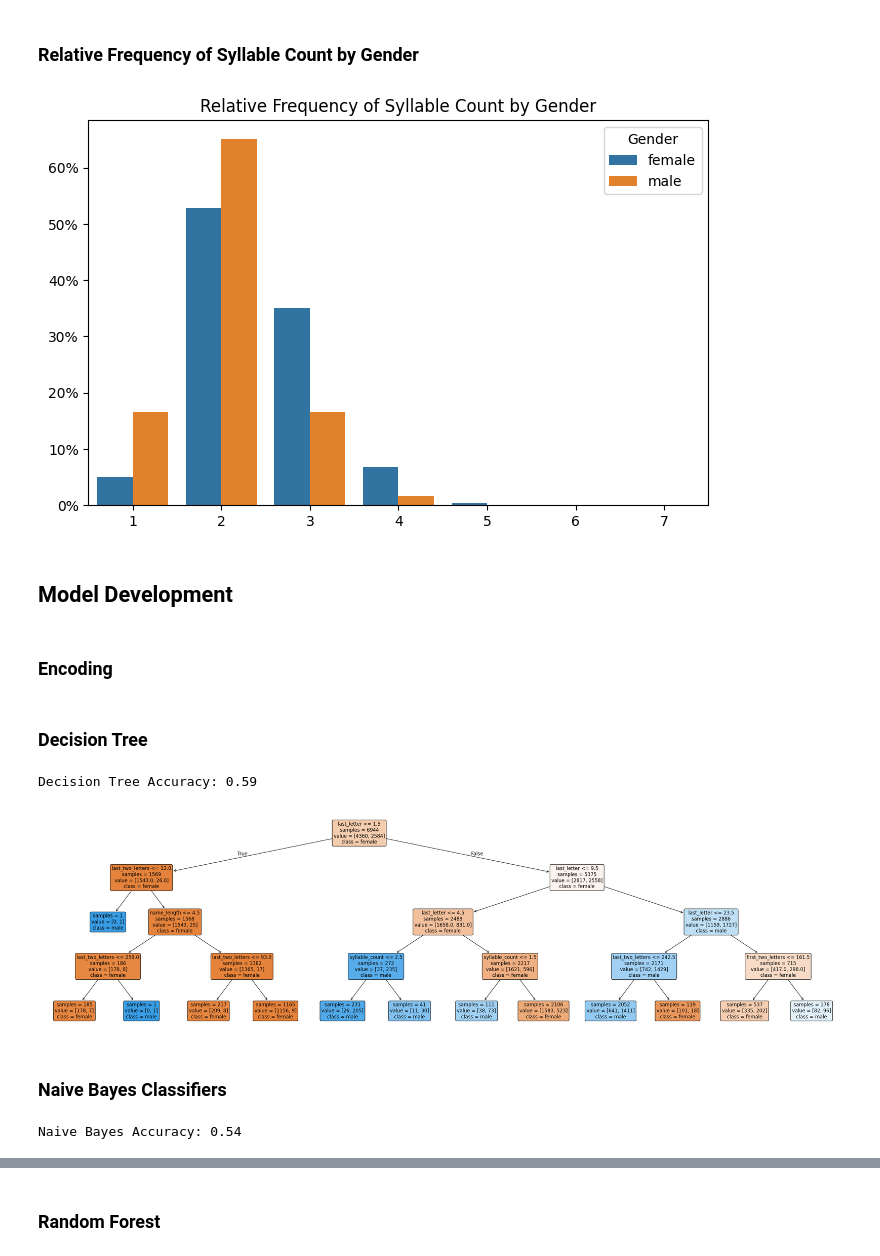
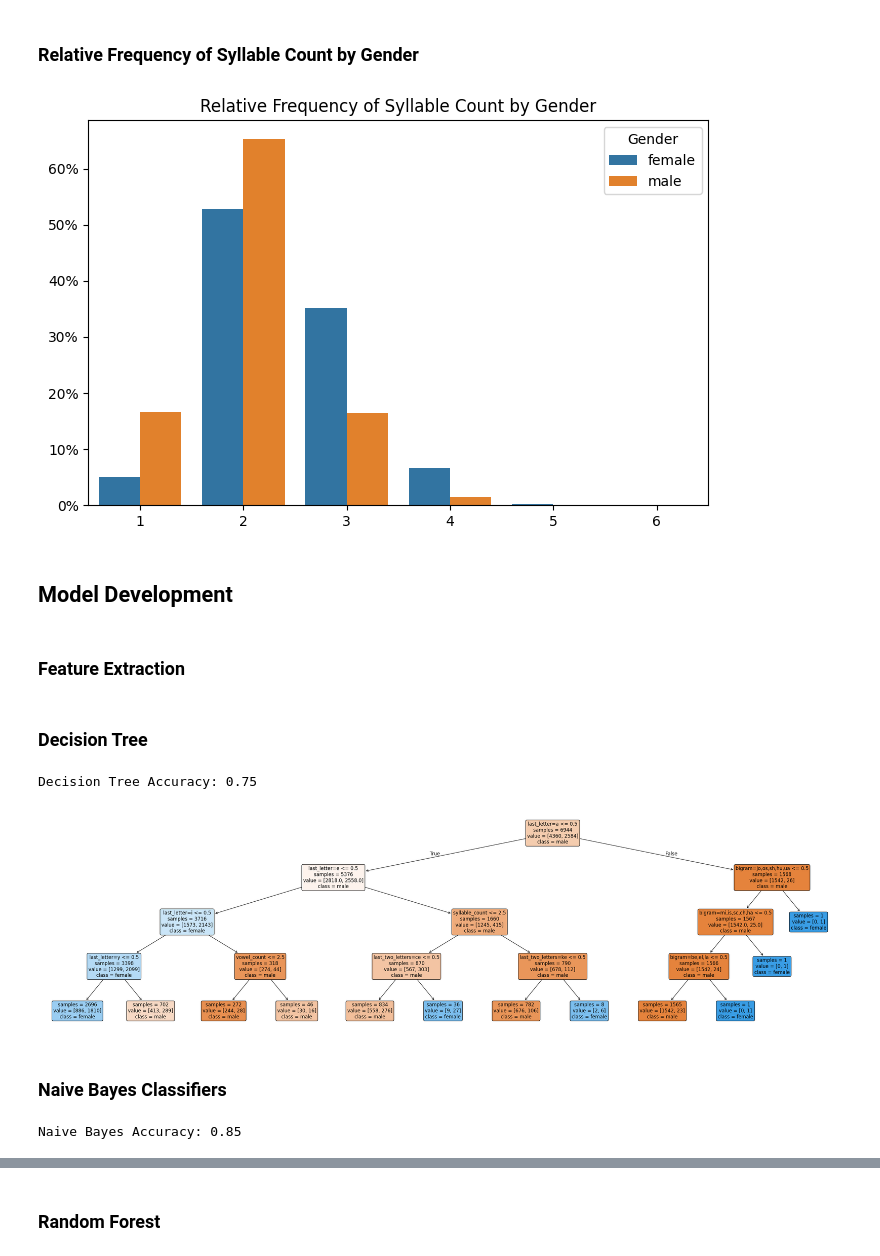
Before and after one commit to hellojohncruz/DATA-620, a Jupyter notebook: Project3/names.ipynb, the cells around one changed output, grey strips where cells are left out. Drawn from its saved outputs; the diff is of its cells as text; code cells hidden in the pictures.

```diff
--- a/Project3/names.ipynb
+++ b/Project3/names.ipynb
@@ -260,12 +225,12 @@ plt.show()
 # %% [markdown]
 ### Relative Frequency of Syllable Count by Gender
 # %%
-gender_counts = features_train_set.groupby(['gender', 'syllable']).size().reset_index(name='count')
+gender_counts = train_features.groupby(['gender', 'syllable_count']).size().reset_index(name='count')
 gender_totals = gender_counts.groupby('gender')['count'].transform('sum')
 gender_counts['relative_frequency'] = gender_counts['count'] / gender_totals * 100
 
 plt.figure(figsize=(8, 5))
-ax = sns.barplot(x='syllable', y='relative_frequency', hue='gender', data=gender_counts)
+ax = sns.barplot(x='syllable_count', y='relative_frequency', hue='gender', data=gender_counts)
 ax.yaxis.set_major_formatter(FuncFormatter(lambda y, _: f'{y:.0f}%'))
 
 plt.title('Relative Frequency of Syllable Count by Gender')
@@ -274,9 +239,9 @@ plt.ylabel('')
 plt.legend(title='Gender')
 plt.show()
 # %% [output]
-[figure, old version]
+[figure, new version]
 # %% [markdown]
 ## Model Development
 # %% [markdown]
-### Encoding
+### Feature Extraction
 # %%
@@ -313,43 +250,45 @@ prep_features_dev_test_set = prep_features_dev_test_set.drop(columns=['bigram',
+# %%
+vectorizer = DictVectorizer(sparse=False)
+X_train = vectorizer.fit_transform(train_features.drop(columns=['name', 'gender']).to_dict(orient='records'))
+y_train = train_features['gender']
+
+X_test = vectorizer.transform(test_features.drop(columns=['name', 'gender']).to_dict(orient='records'))
+y_test = test_features['gender']
 # %% [markdown]
 ### Decision Tree
 # %%
-X_train = prep_features_train_set.drop(columns=['gender'])
-y_train = prep_features_train_set['gender']
+dt_classifier = DecisionTreeClassifier(max_depth=4)
 
-X_test = prep_features_dev_test_set.drop(columns=['gender'])
-y_test = prep_features_dev_test_set['gender']
+dt_classifier.fit(X_train, y_train)
+dt_preds = dt_classifier.predict(X_test)
 
-clf = DecisionTreeClassifier(random_state=42, max_depth=4)
-clf.fit(X_train, y_train)
-
-y_pred_dt = clf.predict(X_test)
-
-accuracy_dt = accuracy_score(y_test, y_pred_dt)
-print(f"Decision Tree Accuracy: {accuracy_dt:.2f}")
+dt_accuracy = accuracy_score(y_test, dt_preds)
+print(f'Decision Tree Accuracy: {dt_accuracy:.2f}')
 # %% [output]
-Decision Tree Accuracy: 0.59
+Decision Tree Accuracy: 0.75
 # %%
 plt.figure(figsize=(36, 10))
-plot_tree(clf,
-          filled=True,
-          feature_names=X_train.columns,
-          class_names=gender_encoder.classes_,
-          rounded=True,
-          fontsize=12,
-          impurity=False,
-          label='all')
+plot_tree(
+    dt_classifier,
+    filled=True,
+    feature_names=vectorizer.get_feature_names_out(),
+    class_names=['male', 'female'],
+    rounded=True,
+    fontsize=12,
+    impurity=False,
+    label='all'
+)
 plt.show()
 # %% [output]
-[figure, old version]
+[figure, new version]
 # %% [markdown]
 ### Naive Bayes Classifiers
 # %%
-nb_classifier = MultinomialNB()
-nb_classifier.fit(X_train, y_train)
+nb_train_data = [(dict(row), label) for row, label in zip(train_features.drop(columns=['name', 'gender']).to_dict(orient='records'), y_train)]
+nb_test_data = [(dict(row), label) for row, label in zip(test_features.drop(columns=['name', 'gender']).to_dict(orient='records'), y_test)]
 
-y_pred_nb = nb_classifier.predict(X_test)
-
-accuracy_nb = accuracy_score(y_test, y_pred_nb)
-print(f"Naive Bayes Accuracy: {accuracy_nb:.2f}")
+nb_classifier = NaiveBayesClassifier.train(nb_train_data)
+nb_accuracy = accuracy(nb_classifier, nb_test_data)
+print(f'Naive Bayes Accuracy: {nb_accuracy:.2f}')
 # %% [output]
-Naive Bayes Accuracy: 0.54
+Naive Bayes Accuracy: 0.85
```
Also changed, not shown: parts of 22 cells of this notebook.
